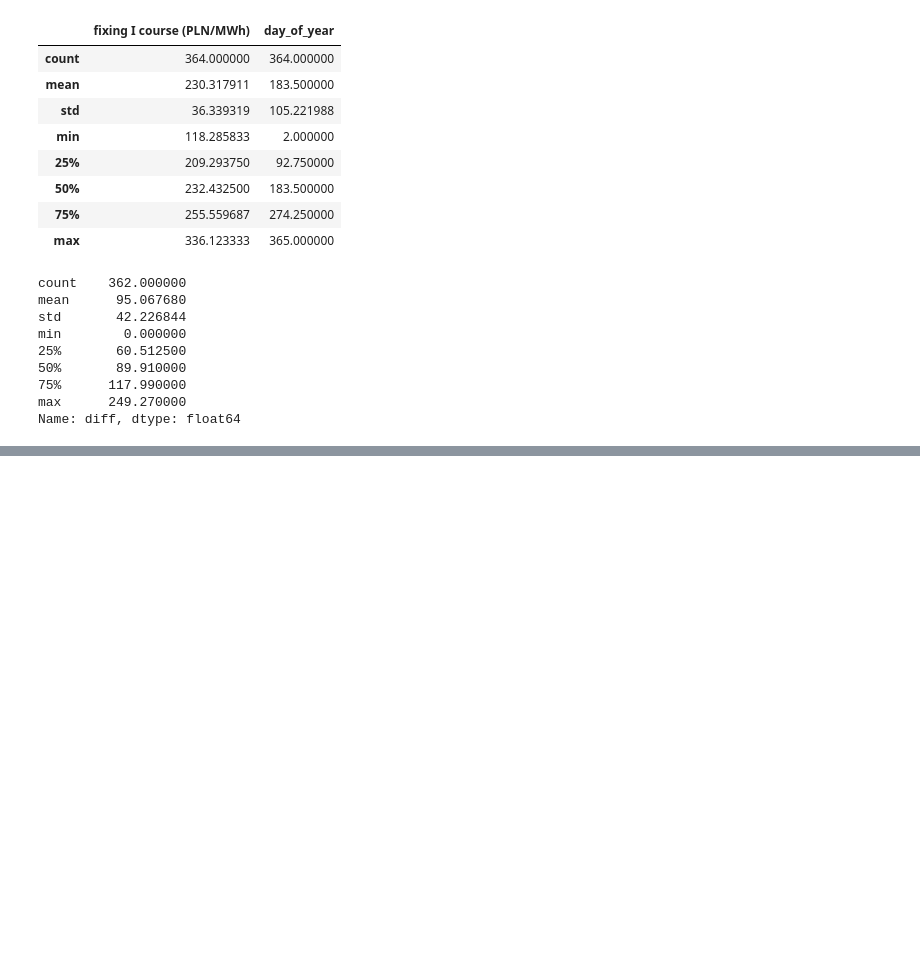
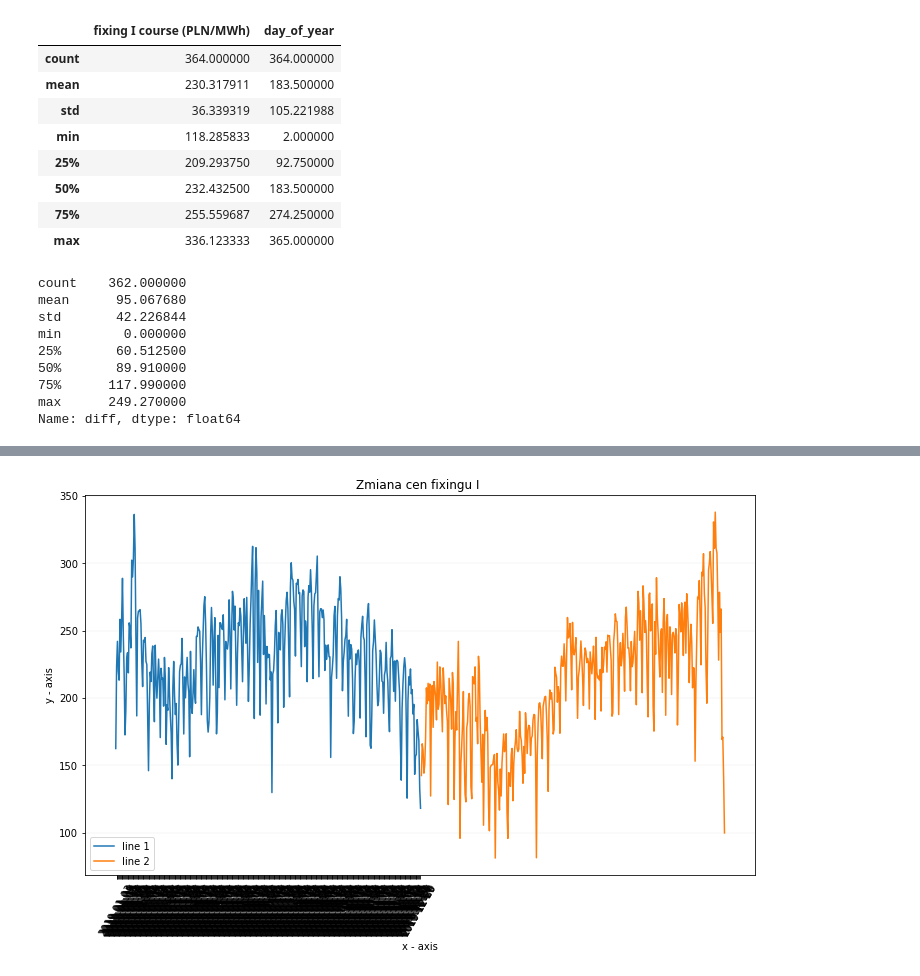
Before and after one commit to piekarsky/Short-Term-Electricity-Price-Forecasting-at-the-Polish-Day-Ahead-Market, a Jupyter notebook: power-market-analysis.ipynb, the cells around one changed output, grey strips where cells are left out. Drawn from its saved outputs; the diff is of its cells as text; code cells hidden in the pictures; blank space fills up the shorter version.

```diff
--- a/power-market-analysis.ipynb
+++ b/power-market-analysis.ipynb
@@ -351,0 +336,6 @@ plt.show()
+# %%
+df2019_daily = df2019.groupby(['date_normalize', 'pl_month_name']).agg({'fixing I course (PLN/MWh)':np.mean}).reset_index()
+df2019_daily['day_of_year'] = pd.to_datetime(df2019_daily['date_normalize']).dt.dayofyear
+
+df2020_daily = df2020.groupby(['date_normalize', 'pl_month_name']).agg({'fixing I course (PLN/MWh)':np.mean}).reset_index()
+df2020_daily['day_of_year'] = pd.to_datetime(df2020_daily['date_normalize']).dt.dayofyear
@@ -352,2 +361,16 @@ plt.show()
+# %%
+fig = plt.subplots(figsize=(12,7))
+plt.plot(df2019_daily['date_normalize'], df2019_daily['fixing I course (PLN/MWh)'], label = "line 1")
+plt.plot(df2020_daily['date_normalize'], df2020_daily['fixing I course (PLN/MWh)'], label = "line 2")
+plt.xlabel('x - axis')
+plt.ylabel('y - axis')
+plt.xticks(df2020_daily['day_of_year'], rotation=60)
+plt.title('Zmiana cen fixingu I ')
+plt.grid(color='grey', linestyle='-', linewidth=0.15, alpha=0.5, axis = 'y')
+# show a legend on the plot
+plt.legend()
+plt.show()
+# %% [output]
+[figure, added]
 # %%
 df_daily = df_daily.drop(df_daily.columns[[2,3]], axis = 1)
```
Also changed, not shown: parts of 5 cells of this notebook.
